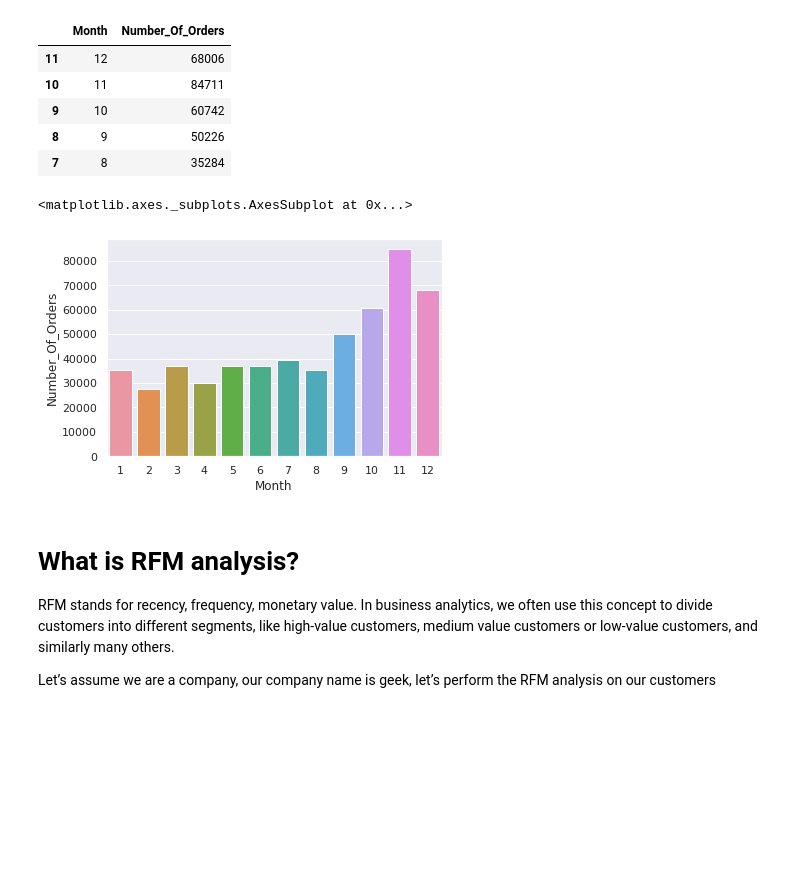
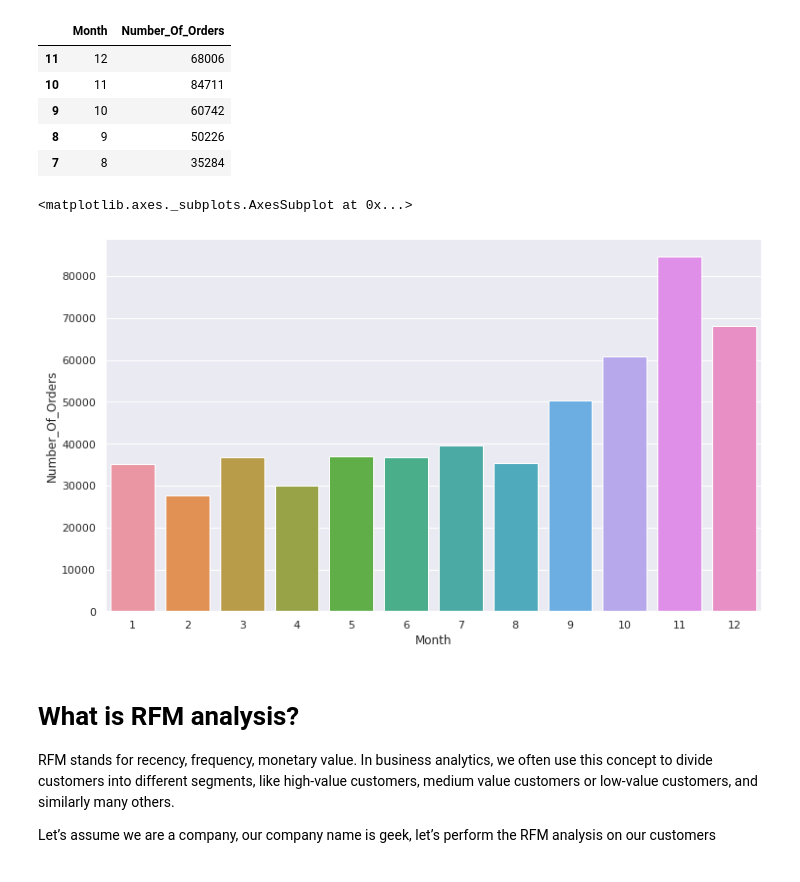
Before and after one commit to Manojgharge07/Capston_Project_1_Propensity_Model_, a Jupyter notebook: Capston_Project_1.ipynb, the cells around one changed output. Drawn from its saved outputs; the diff is of its cells as text; code cells hidden in the pictures; blank space fills up the shorter version.

```diff
--- a/Capston_Project_1.ipynb
+++ b/Capston_Project_1.ipynb
@@ -511,10 +531,11 @@ df1.head()
 | 7 | 8 | 35284 |
 # %%
 #ploting the bar plot monts vs Number_of_Orders
+plt.figure(figsize=(12,7))
 sns.barplot(x = 'Month', y = "Number_Of_Orders" , data = df1)
 # %% [output]
 <matplotlib.axes._subplots.AxesSubplot at 0x...>
-[figure, old version]
+[figure, new version]
 # %% [markdown]
 # **What is RFM analysis?**
 
```
Also changed, not shown: parts of 48 cells of this notebook.
